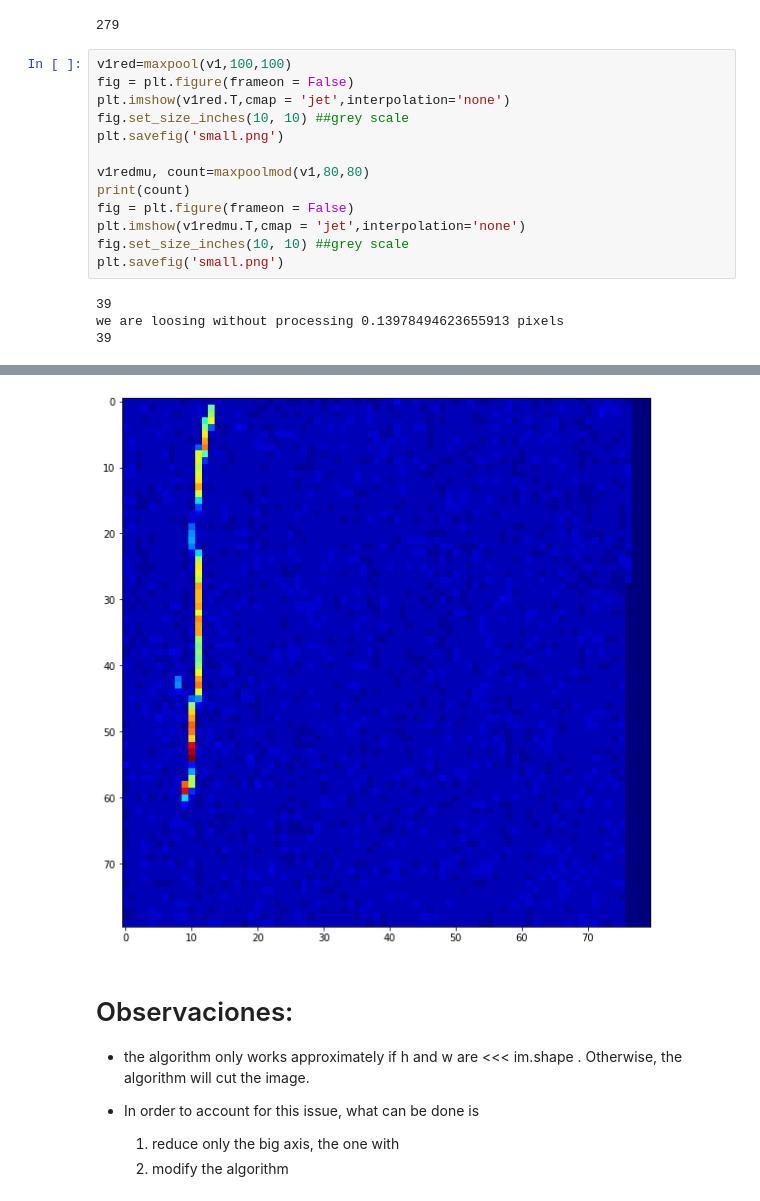
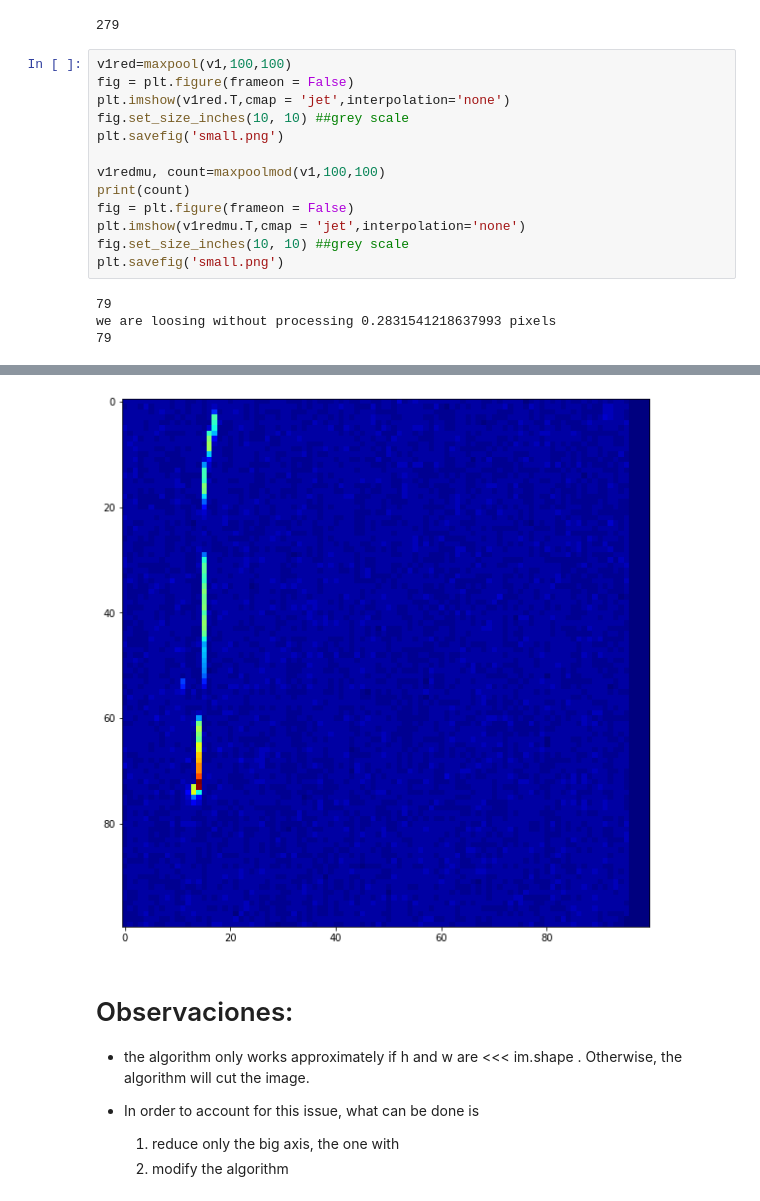
Before and after one commit to Ssciences/DeepNeutrino, a Jupyter notebook: Preliminaries.ipynb, the cells around one changed output, grey strips where cells are left out. Cells and saved outputs as stored; diff of their text form.

```diff
--- a/Preliminaries.ipynb
+++ b/Preliminaries.ipynb
@@ -129,22 +129,22 @@ v1.shape[0]-v1.shape[0]//h*h
 # %%
 v1red=maxpool(v1,100,100)
 fig = plt.figure(frameon = False)
 plt.imshow(v1red.T,cmap = 'jet',interpolation='none')
 fig.set_size_inches(10, 10) ##grey scale
 plt.savefig('small.png')
 
-v1redmu, count=maxpoolmod(v1,80,80)
+v1redmu, count=maxpoolmod(v1,100,100)
 print(count)
 fig = plt.figure(frameon = False)
 plt.imshow(v1redmu.T,cmap = 'jet',interpolation='none')
 fig.set_size_inches(10, 10) ##grey scale
 plt.savefig('small.png')
 # %% [output]
-39
-we are loosing without processing 0.13978494623655913 pixels
-39
+79
+we are loosing without processing 0.2831541218637993 pixels
+79
 [figure]
-[figure, old version]
+[figure, new version]
 # %% [markdown]
 # Observaciones:
 * the algorithm only works approximately if h and w are <<< im.shape . Otherwise, the algorithm will cut the image.
```
Also changed, not shown: parts of 29 cells of this notebook, 1 other file.
